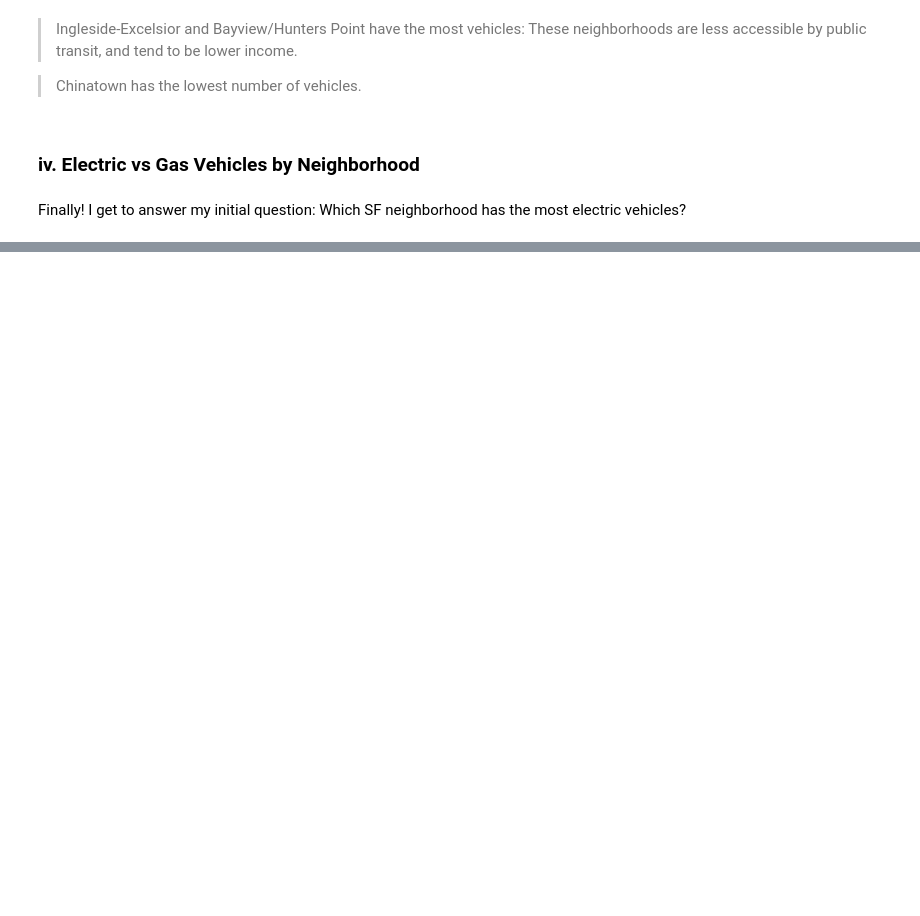
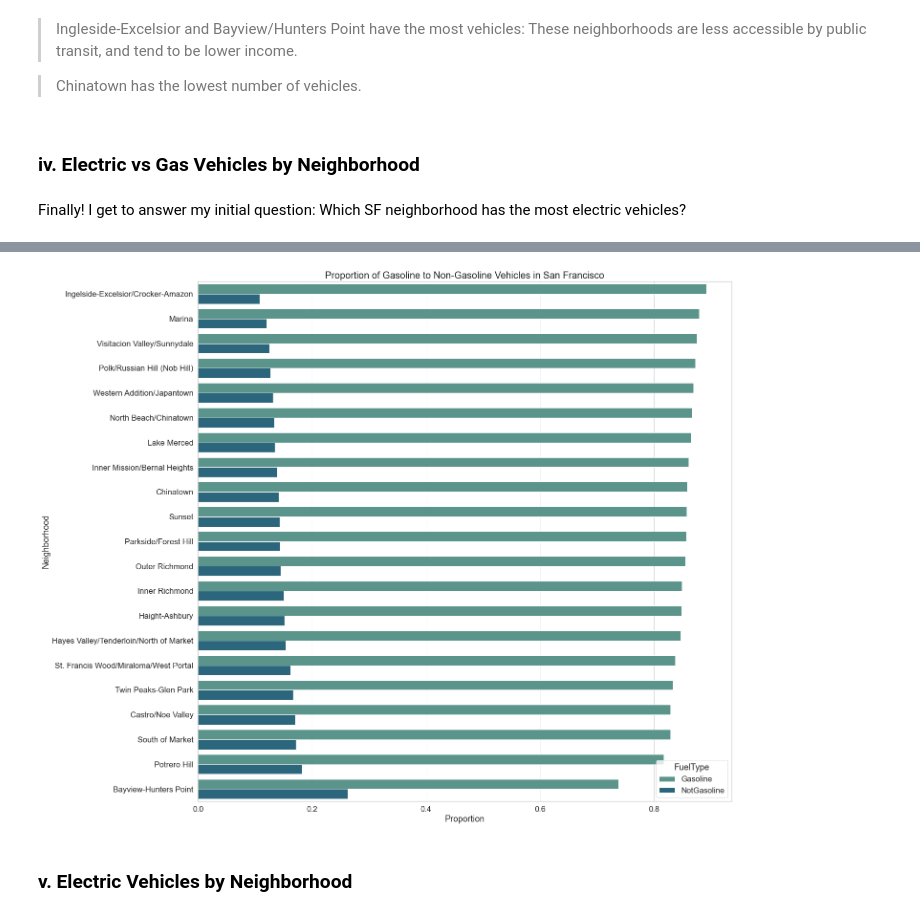
Before and after one commit to lanapalmer/Electric_vs_Gasoline_VehiclesSF, a Jupyter notebook: VehiclesSF.ipynb, the cells around one changed output, grey strips where cells are left out. Drawn from its saved outputs; the diff is of its cells as text; code cells hidden in the pictures; blank space fills up the shorter version.

```diff
--- a/VehiclesSF.ipynb
+++ b/VehiclesSF.ipynb
@@ -316,0 +394,3 @@ Finally! I get to answer my initial question: Which SF neighborhood has the most
+# %%
+nhoodFuels.reset_index(inplace=True)
+nhoodFuels.head(2)
@@ -316,0 +409,2 @@ Finally! I get to answer my initial question: Which SF neighborhood has the most
+# %%
+nhoodFuels.columns = ['Neighborhood','FuelType','Vehicles']
@@ -316,0 +417,2 @@ Finally! I get to answer my initial question: Which SF neighborhood has the most
+# %%
+nhoodFuels['Proportion'] = nhoodFuels.groupby('Neighborhood')['Vehicles'].transform('sum')
@@ -316,0 +425,2 @@ Finally! I get to answer my initial question: Which SF neighborhood has the most
+# %%
+nhoodFuels['Proportion'] = nhoodFuels['Vehicles'] / nhoodFuels['Proportion']
@@ -316,0 +436,10 @@ Finally! I get to answer my initial question: Which SF neighborhood has the most
+# %%
+plt.figure(figsize=(20,20))
+sns.set(style="whitegrid", font_scale=1.5)
+sns.barplot(x="Proportion", y="Neighborhood", hue="FuelType", data=nhoodFuels.sort_values("Proportion", ascending=False), palette='crest')
+plt.title('Proportion of Gasoline to Non-Gasoline Vehicles in San Francisco', fontsize=20)
+plt.show();
+# %% [output]
+[figure, added]
+# %% [markdown]
+### v. Electric Vehicles by Neighborhood
```
Also changed, not shown: parts of 42 cells of this notebook, 6 other files.
